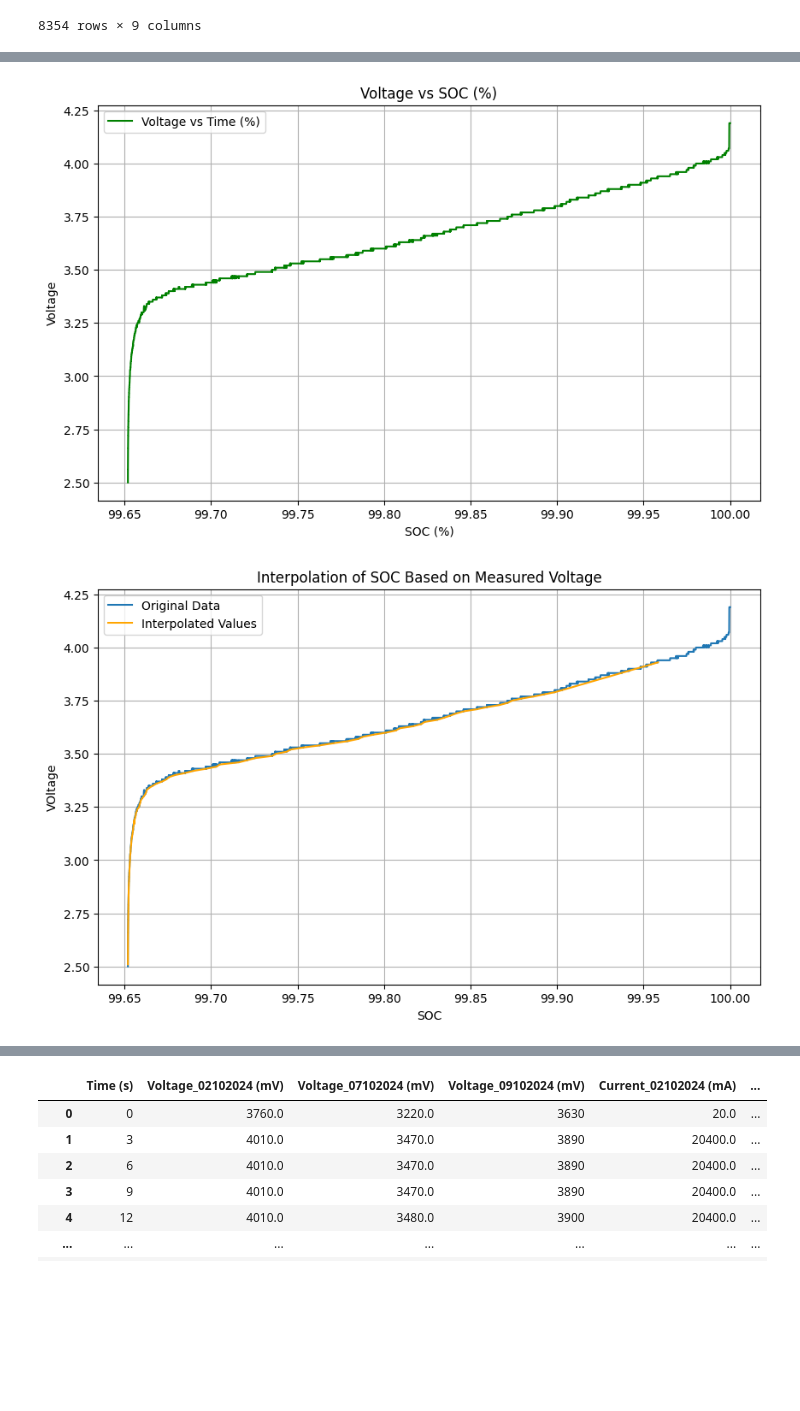
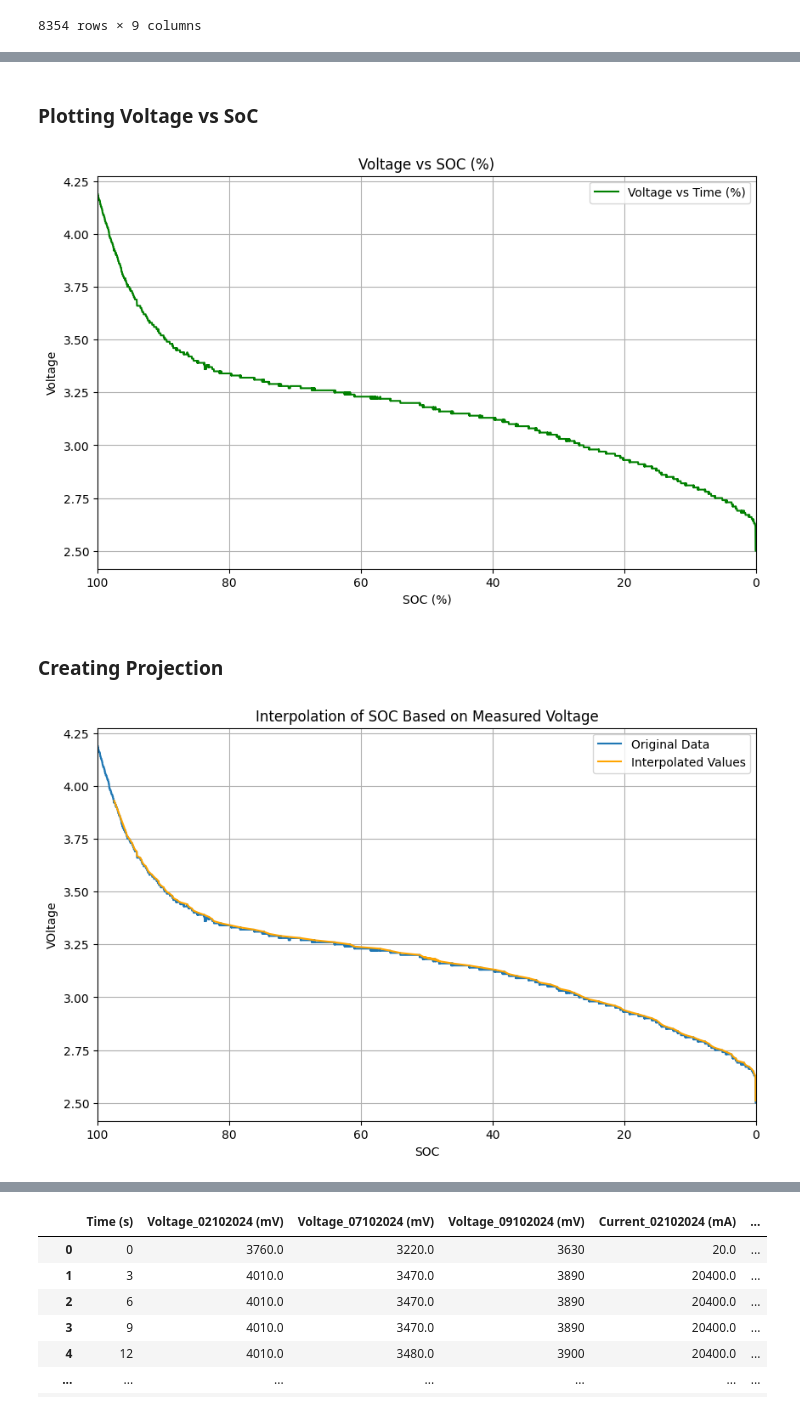
Before and after one commit to itbdelaboprogramming/BMS, a Jupyter notebook: Project N-ePower/SOC_20241116.ipynb, the cells around one changed output, grey strips where cells are left out. Saved outputs shown, nothing was run; the diff lists cells and outputs as text; code cells hidden in the pictures; blank space fills up the shorter version.

Commit message:
Clean the code, Fixxed interpolation error
1. Clean the code
2. Added comment and heading
3.  fixed interpolation error using agregate

```diff
--- a/Project N-ePower/SOC_20241116.ipynb
+++ b/Project N-ePower/SOC_20241116.ipynb
@@ -71,16 +81,16 @@ time_step_seconds = 3
 time_intervals_hours = time_step_seconds / 3600  # Convert seconds to hours
 
 # Create a list of time intervals (same value for each step)
-time_intervals = [time_step_seconds] * (len(data) - 1)
+time_intervals = [time_intervals_hours] * (len(data) - 1)
 
 # Estimate the initial SoC based on the first voltage measurement
-initial_soc = 1
+initial_soc = 0
 
 
 current_values = []
 for  i in range(1,len(data)):
     # Extract data for calculations
-    x = -(data.loc[i,'Capacity_24102024 (Ah)']-data.loc[i-1,'Capacity_24102024 (Ah)'])/time_step_seconds
+    x = (data.loc[i,'Capacity_24102024 (Ah)']-data.loc[i-1,'Capacity_24102024 (Ah)'])*3600/time_step_seconds
     current_values.append(x)
 
-current_values.append(current_values[1])
+current_values.insert(0,sum(current_values)/len(current_values))
@@ -107,7 +96,0 @@ time_intervals
-# %%
-
-sum_charge = 0
-for  i in range(0,len(data)-1):
-    # Extract data for calculations
-    sum_charge += current_values[i]*time_intervals[i]
-sum_charge
@@ -119,5 +100,3 @@ data['SoC (%)'] = [initial_soc * 100] + [None] * (len(data) - 1)  # Fill initial
 for i in range(1, len(data)):
     x =  calculate_soc_discharged(max_capacity_ah=data.loc[0,'Capacity_24102024 (Ah)'], current_values=current_values[:i+1], time_intervals=time_intervals)
     data.loc[i, 'SoC (%)'] = max(0.0, min((initial_soc-x)*100, 100))
-    if i%100==0:
-        print(data.loc[i, 'SoC (%)'])
@@ -148,19 +119,24 @@ array([100.        ,  99.99998803,  99.99997606, ...,  99.9000239 ,
+# %% [markdown]
+### Plotting Voltage vs SoC
 # %%
 
 # Plot the data
 plt.figure(figsize=(10, 6))
-plt.plot(SOC,measured_voltage, label='Voltage vs Time (%)', color='g')
+plt.plot(SOC,measured_voltage_flipped, label='Voltage vs Time (%)', color='g')
 plt.xlabel('SOC (%)')
 plt.ylabel('Voltage')
 plt.title('Voltage vs SOC (%)')
 plt.legend()
 plt.grid(True)
+plt.xlim(100,0)
 plt.show()
 # %% [output]
-[figure, old version]
+[figure, new version]
+# %% [markdown]
+### Creating Projection
 # %%
 # Create an interpolation function for SOC based on OCV
-soc_from_TV = interp1d(measured_voltage, SOC, kind='linear', fill_value="extrapolate")
+soc_from_TV = interp1d(measured_voltage_flipped, SOC, kind='linear', fill_value="extrapolate")
 # %%
 def estimate_initial_soc_from_ocv(voltage):
     # Predict SoC using interpolation function
@@ -169,22 +145,23 @@ def estimate_initial_soc_from_ocv(voltage):
 # %%
 # Generate some test values to see how the function interpolates/extrapolates
 test_voltages = data['Voltage_30102024 (mV)'].values/1000 # Values to test the interpolation (including extrapolation range)
 interpolated_soc = soc_from_TV(test_voltages)
 
 
 interpolated_soc
 # Plot the results for visualization
 plt.figure(figsize=(10, 6))
-plt.plot(SOC, measured_voltage, '-', label='Original Data', markersize=8)
+plt.plot(SOC, measured_voltage_flipped, '-', label='Original Data', markersize=8)
 plt.plot(interpolated_soc,  test_voltages, '-', label='Interpolated Values', color='orange')
 plt.xlabel('SOC')
 plt.ylabel('VOltage')
 plt.title('Interpolation of SOC Based on Measured Voltage')
 plt.legend()
 plt.grid(True)
+plt.xlim(100,0)
 plt.show()
 # %% [output]
-[figure, old version]
+[figure, new version]
 # %%
 sheet_name_1 = '10 Ampere Charging'
 
```
Also changed, not shown: parts of 20 cells of this notebook, 1 other file.
